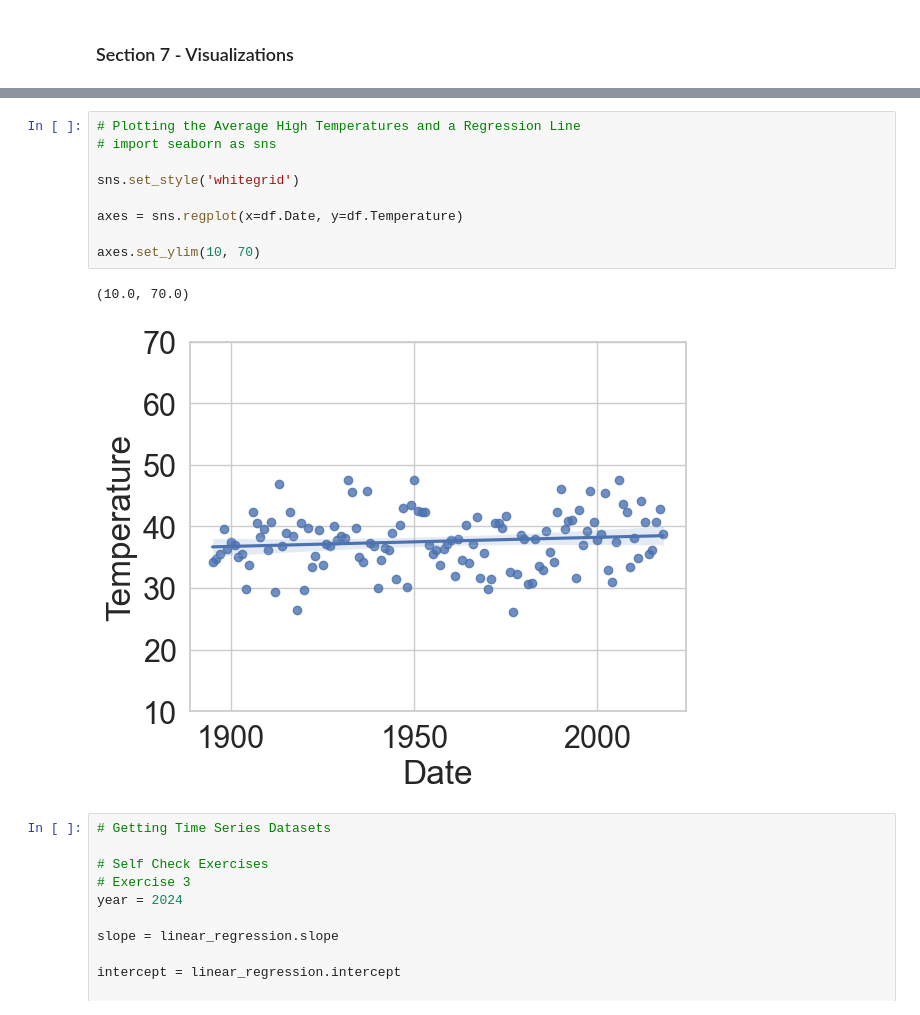
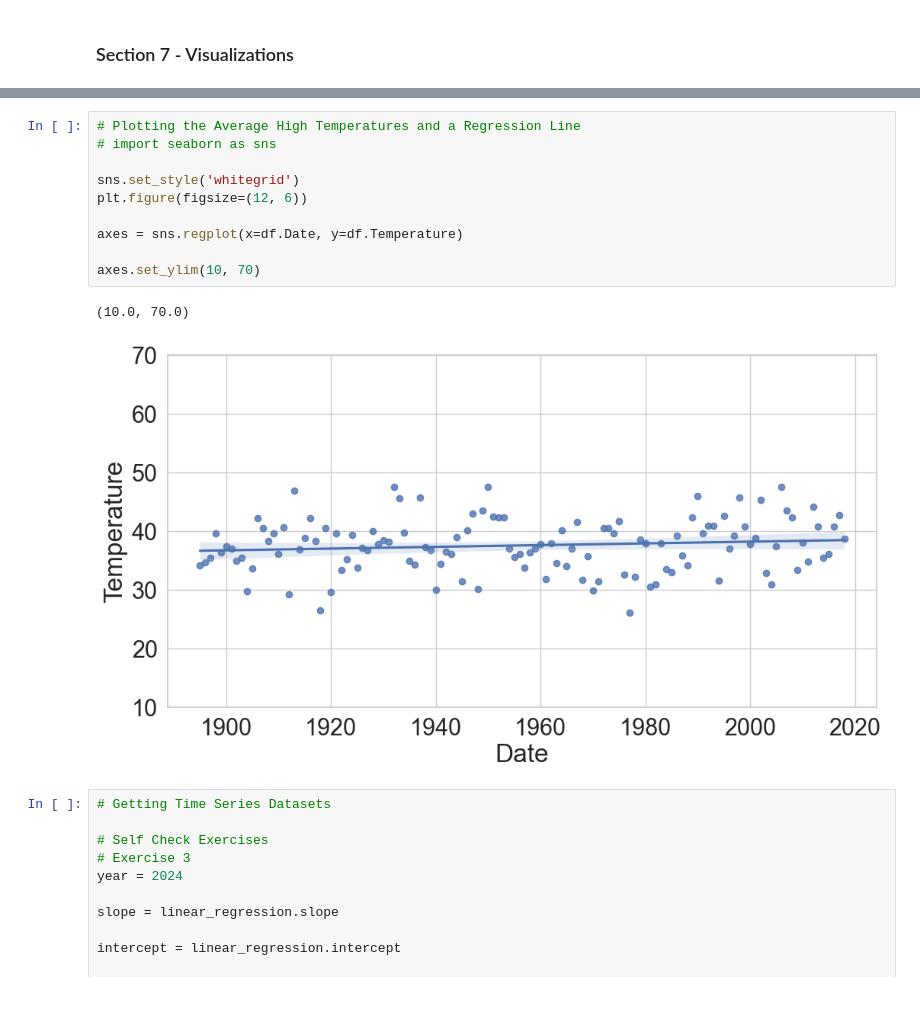
Before and after one commit to Airfirm/datafun-07-ml, a Jupyter notebook: femi_ml.ipynb, the cells around one changed output, grey strips where cells are left out. Saved outputs shown, nothing was run; the diff lists cells and outputs as text.

```diff
--- a/femi_ml.ipynb
+++ b/femi_ml.ipynb
@@ -152,15 +157,16 @@ axes = sns.regplot(x=df.Date, y=df.Temperature)
 # %%
 # Plotting the Average High Temperatures and a Regression Line
 # import seaborn as sns
 
 sns.set_style('whitegrid')
+plt.figure(figsize=(12, 6))
 
 axes = sns.regplot(x=df.Date, y=df.Temperature)
 
 axes.set_ylim(10, 70)
 # %% [output]
 (10.0, 70.0)
-[figure, old version]
+[figure, new version]
 # %%
 # Getting Time Series Datasets
 
```
Also changed, not shown: parts of 8 cells of this notebook.
